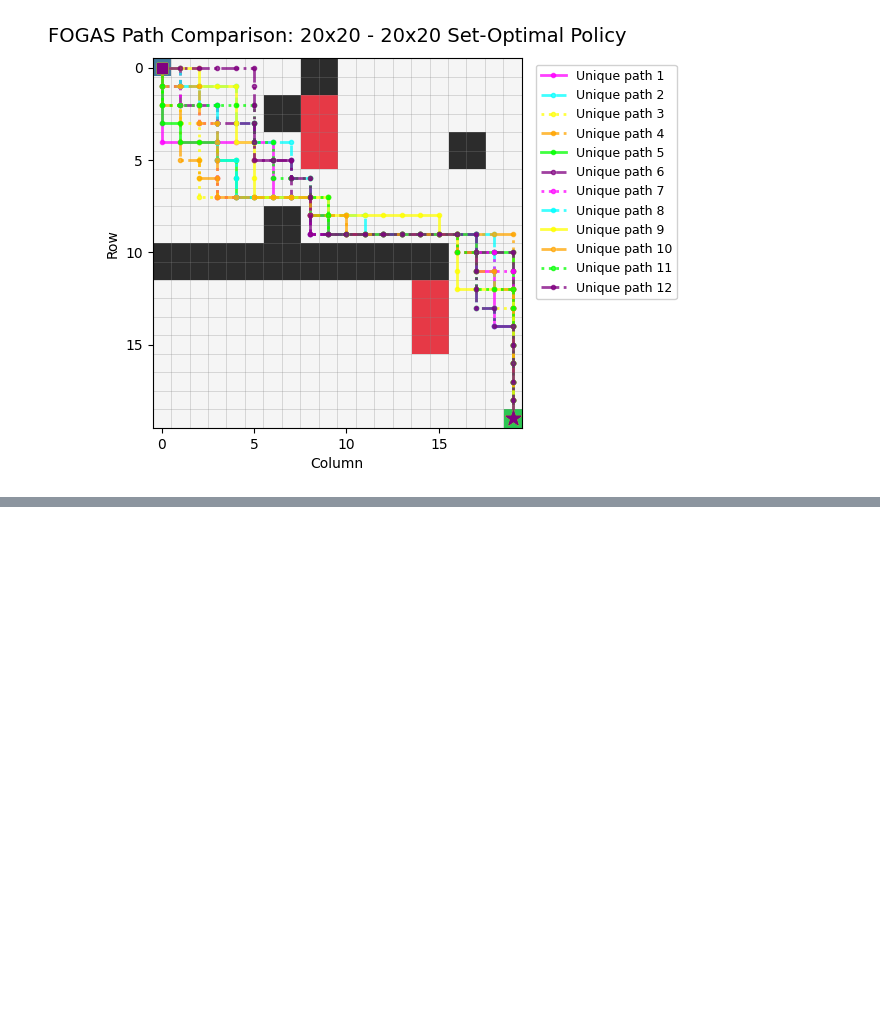
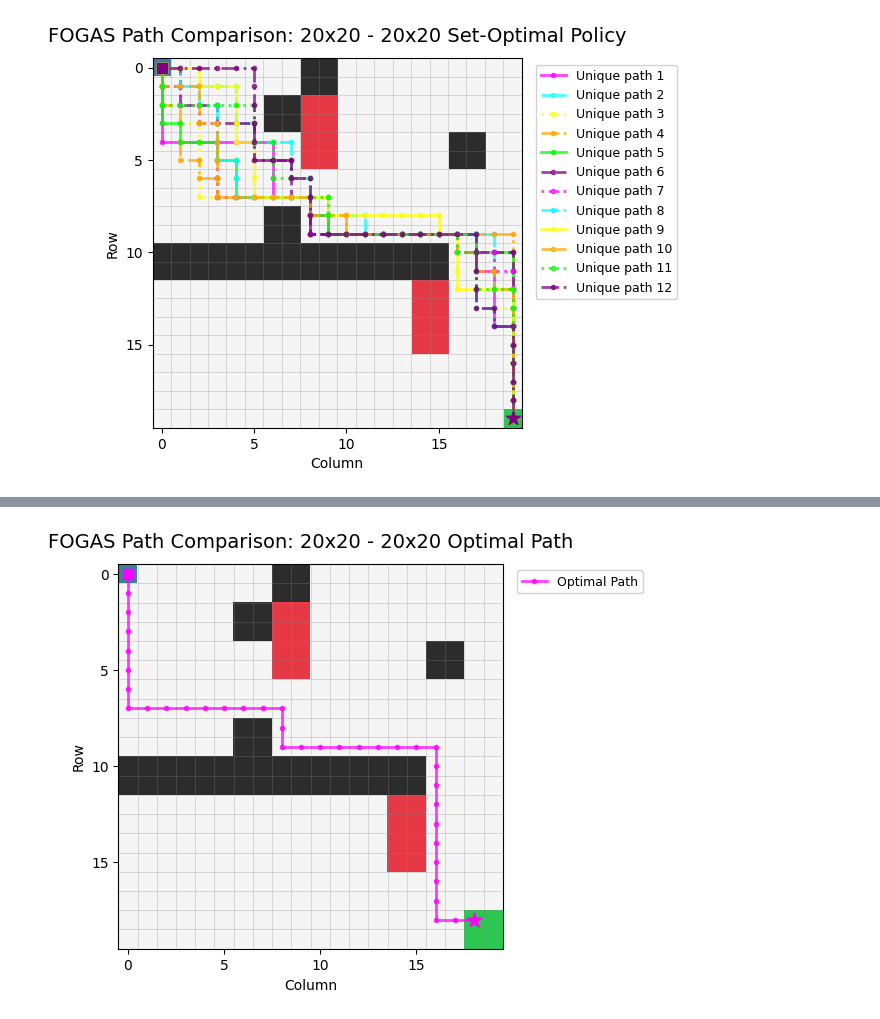
Before and after one commit to maaurod/FOGAS, a Jupyter notebook: experiments/fogas_clean/notebooks/large_20.ipynb, the cells around one changed output, grey strips where cells are left out. Cells and saved outputs as stored; diff of their text form; code cells hidden in the pictures; blank space fills up the shorter version.

Commit message:
coarse

```diff
--- a/experiments/fogas_clean/notebooks/large_20.ipynb
+++ b/experiments/fogas_clean/notebooks/large_20.ipynb
@@ -1239,27 +1111,92 @@ State coverage:            49.72%
 # %%
 # -----------------------------
-# 20x20 FOGAS solver
+# 20x20 macro dataset, clean FOGAS version
+# Reproduces old 20grid_opt repeated-action macro collection
 # -----------------------------
 
-solver_20 = FOGASSolver(
-    mdp=mdp_20,
-    phi=phi_20,
-    csv_path=str("/shared/home/mauro.diaz/work/FOGAS/data/datasets/20grid.csv"),
-    device=device,
-    beta=1e-7,
-    seed=seed,
+def scale_grid_goal_block(small_grid, factor=2):
+    """
+    Refine each coarse cell into a factor x factor block.
+    Keep one S, but expand G to the full factor x factor block.
+    """
+    large_grid = np.repeat(np.repeat(small_grid, factor, axis=0), factor, axis=1)
+
+    s_pos = np.argwhere(small_grid == "S")[0]
+    g_pos = np.argwhere(small_grid == "G")[0]
+
+    large_grid[large_grid == "S"] = "."
+
+    s_big = tuple((s_pos * factor).tolist())
+    large_grid[s_big] = "S"
+
+    g_r, g_c = (g_pos * factor).tolist()
+    large_grid[g_r:g_r + factor, g_c:g_c + factor] = "G"
+
+    return large_grid
+
+
+# 1. Define base grid and scale it for aggregation
+grid_10 = np.array([list(row) for row in grid_layout])
+grid_20 = scale_grid_goal_block(grid_10, factor=2)
+size_10, size_20 = grid_10.shape[0], grid_20.shape[0]
+
+# 2. Generate MDP components freshly
+mdp_data_10 = generate_mdp_regular_grid(grid_10)
+mdp_data_20 = generate_mdp_regular_grid(grid_20)
+
+# 3. Extract the ground-truth feature space
+fixed_centers = mdp_data_10["centers"]
+fixed_sigma = calculate_local_sigma(fixed_centers, k=2)
+
+# 4. Define aligned 10x10 and 20x20 feature maps
+phi_10_fixed = get_phi_func(
+    fixed_centers,
+    fixed_sigma,
+    size_10,
+    mdp_data_10["pits"],
+    mdp_data_10["goal"],
+    A=mdp_data_10["A"],
 )
 
-evaluator_20 = FOGASEvaluator(
-    solver=solver_20,
-    planner=planner_20,
+phi_20_fixed = get_phi_func(
+    fixed_centers,
+    fixed_sigma,
+    size_20,
+    mdp_data_20["pits"],
+    mdp_data_20["goal"],
+    A=mdp_data_20["A"],
 )
 
-solver_20.run(
-    alpha=0.0001,
-    eta=0.00002,
-    rho=0.5,
-    T=30_000,
-    tqdm_print=True,
+# 5. Build clean MDP + planner
+mdp_20, planner_20 = build_clean_mdp_from_grid_data(mdp_data_20)
+
+# Optional: inspect optimal path
+optimal_path_20 = compute_optimal_path(
+    planner_20,
+    mdp_data_20,
+    size=size_20,
 )
+
+plot_agent_paths_with_labels(
+    grid_20,
+    [optimal_path_20],
+    labels=["Optimal Path"],
+    title_suffix="- 20x20 Optimal Path",
+)
+
+print("20x20:")
+print(f"  N={mdp_20.N}, A={mdp_20.A}")
+print(f"  feature_dim={phi_20_fixed(0, 0).numel()}")
+print("Aligned with 10x10:", phi_20_fixed(0, 0).numel() == phi_10_fixed(0, 0).numel())
+
+# 6. Plot occupancy, same as old notebook but using clean Planner
+probs20 = planner_20.state_mu_star.detach().cpu().numpy().copy()
+
+terminal_indices20 = list(mdp_data_20["pits"]) + [mdp_data_20["goal"]]
+for idx in terminal_indices20:
+    probs20[idx] = 0.0
+
+occupancy_grid20 = probs20.reshape(size_20, size_20)
+positive_probs20 = probs20[probs20 > 0]
 # %% [output]
+[figure, added]
```
Also changed, not shown: parts of 8 cells of this notebook, 2 other files.
